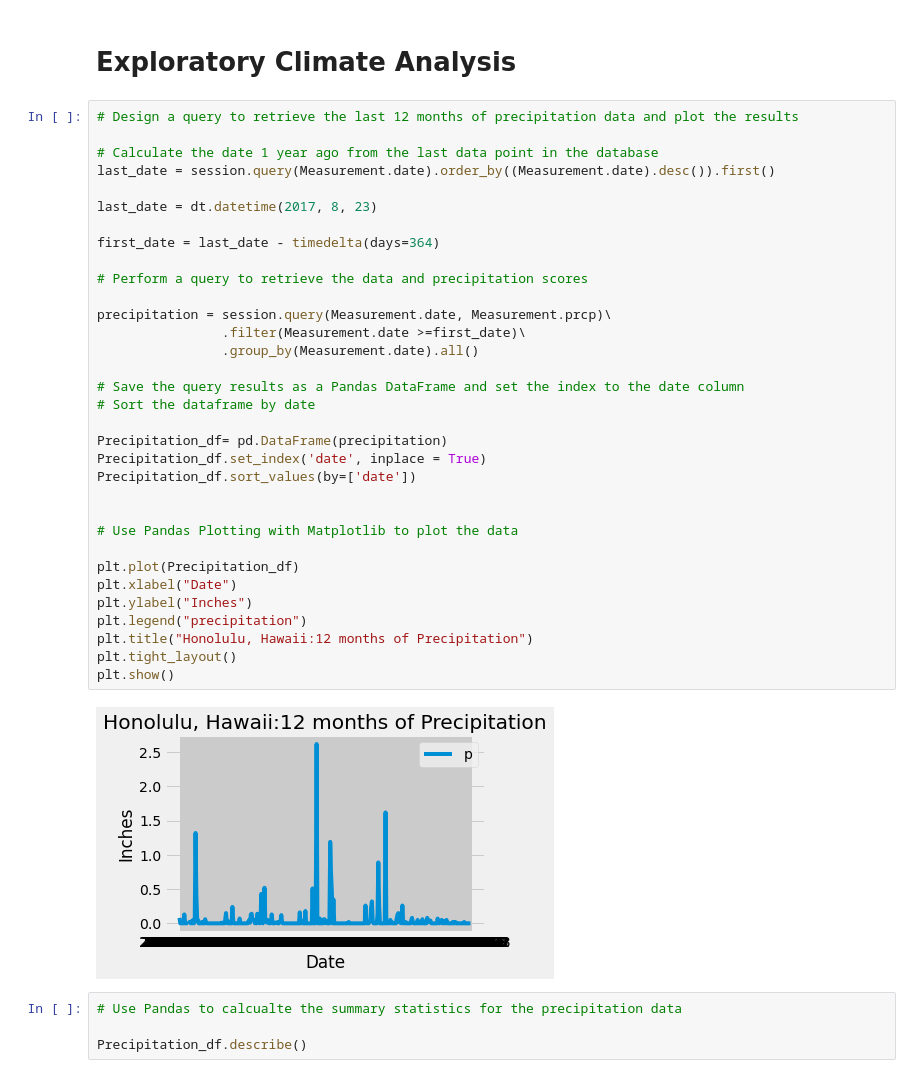
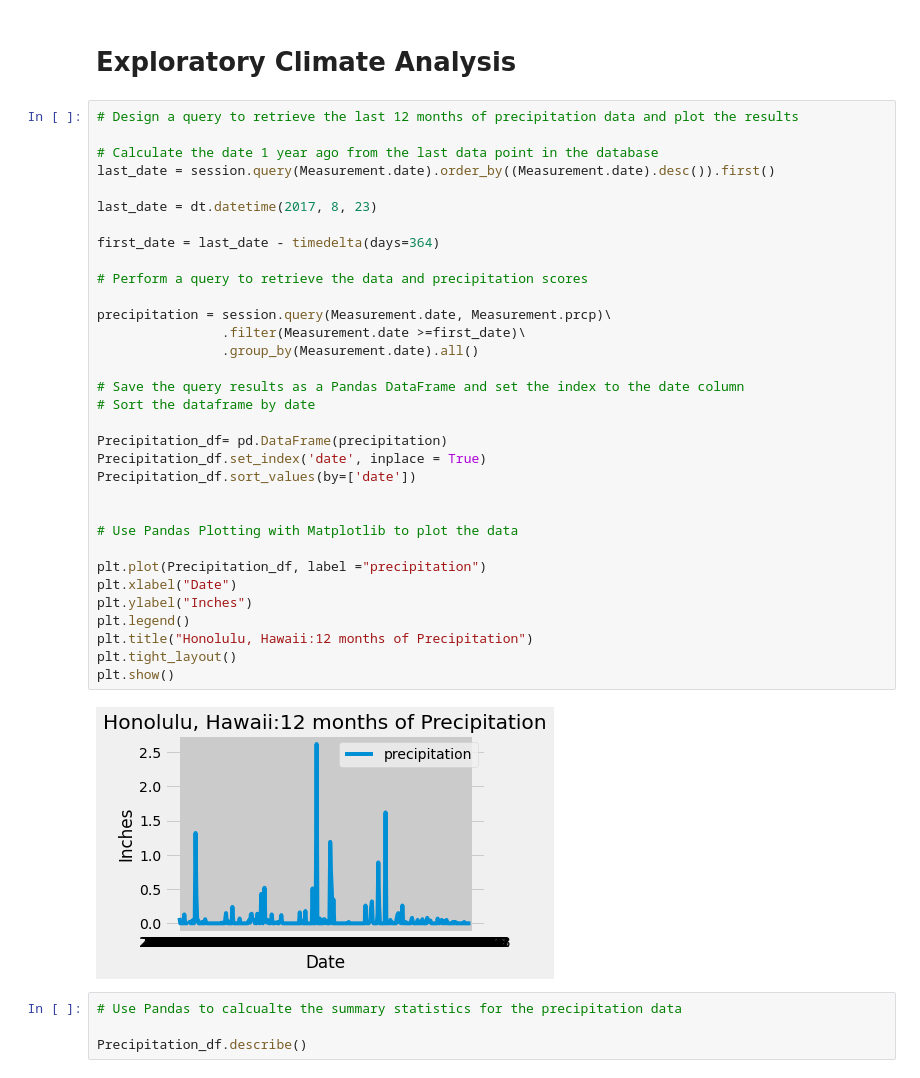
Before and after one commit to HDietrich416/Data-Bootcamp, a Jupyter notebook: Unit 9 - SQLAlchemy/climate_analysis.ipynb, the cells around one changed output. Saved outputs shown, nothing was run; the diff lists cells and outputs as text.

```diff
--- a/Unit 9 - SQLAlchemy/climate_analysis.ipynb
+++ b/Unit 9 - SQLAlchemy/climate_analysis.ipynb
@@ -47,36 +47,36 @@ session = Session(engine)
 
 # Calculate the date 1 year ago from the last data point in the database
 last_date = session.query(Measurement.date).order_by((Measurement.date).desc()).first()
 
 last_date = dt.datetime(2017, 8, 23)
 
 first_date = last_date - timedelta(days=364)
 
 # Perform a query to retrieve the data and precipitation scores
 
 precipitation = session.query(Measurement.date, Measurement.prcp)\
                 .filter(Measurement.date >=first_date)\
                 .group_by(Measurement.date).all()
 
 # Save the query results as a Pandas DataFrame and set the index to the date column
 # Sort the dataframe by date
 
 Precipitation_df= pd.DataFrame(precipitation)
 Precipitation_df.set_index('date', inplace = True)
 Precipitation_df.sort_values(by=['date'])
 
 
 # Use Pandas Plotting with Matplotlib to plot the data
 
-plt.plot(Precipitation_df)
+plt.plot(Precipitation_df, label ="precipitation")
 plt.xlabel("Date")
 plt.ylabel("Inches")
-plt.legend("precipitation")
+plt.legend()
 plt.title("Honolulu, Hawaii:12 months of Precipitation")
 plt.tight_layout()
 plt.show()
 # %% [output]
-[figure, old version]
+[figure, new version]
 # %%
 # Use Pandas to calcualte the summary statistics for the precipitation data
 
```
Also changed, not shown: parts of 4 cells of this notebook.
